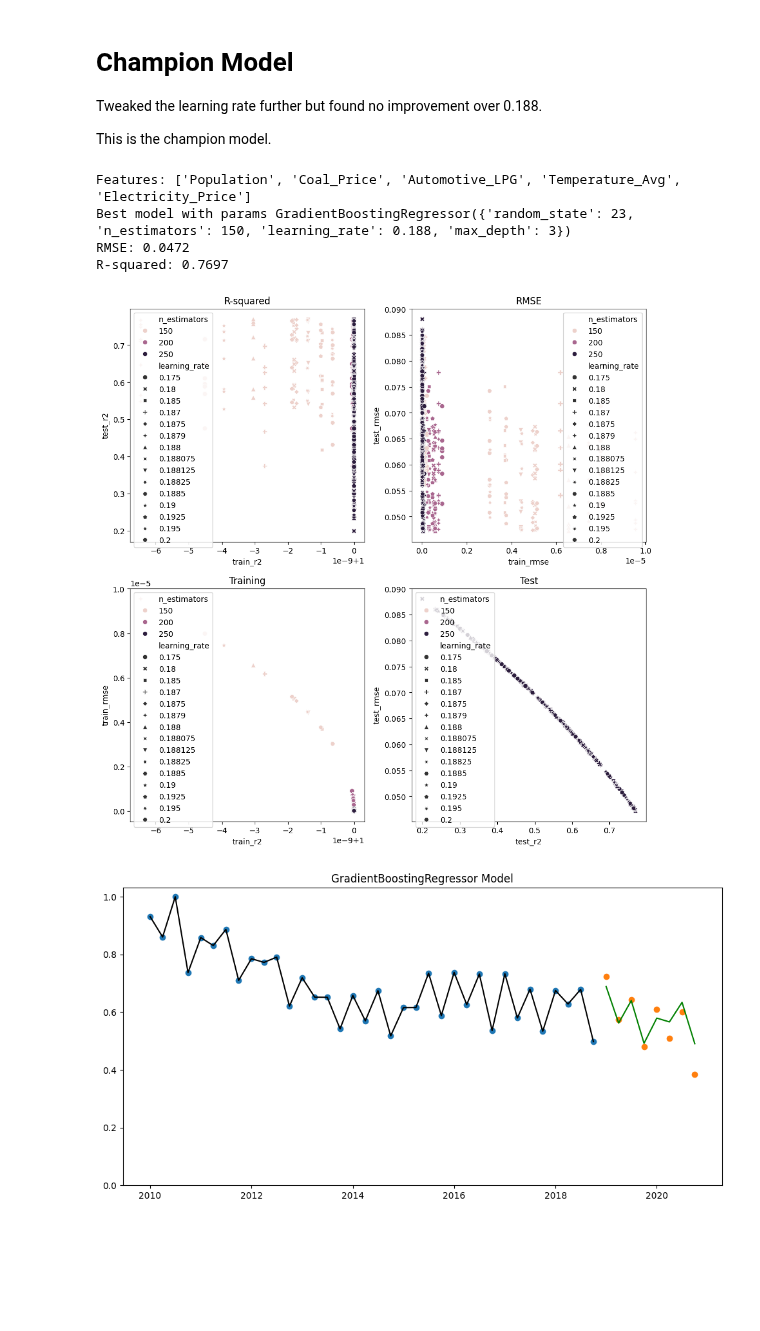
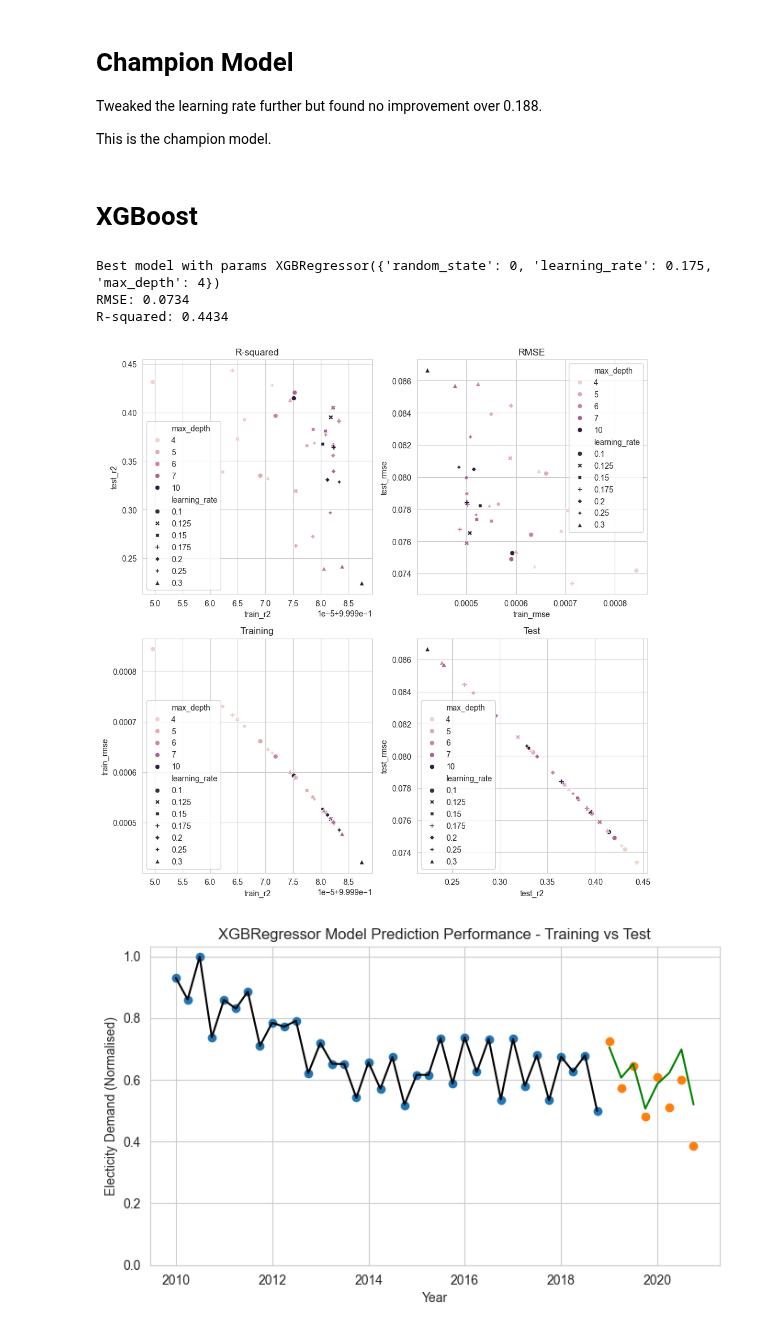
Before and after one commit to z5113296/ZZSC9020-Group-M, a Jupyter notebook: Modelling-AK-Model.ipynb, the cells around one changed output. Drawn from its saved outputs; the diff is of its cells as text; code cells hidden in the pictures; blank space fills up the shorter version.

```diff
--- a/Modelling-AK-Model.ipynb
+++ b/Modelling-AK-Model.ipynb
@@ -160,8 +160,8 @@ def find_better_model(model_class, params):
     print(f'Best model with params {model_class.__name__}({best_param_set})\nRMSE: {min_rmse:0.4f}\nR-squared: {best_r2:0.4f}')
     return best_model, pd.DataFrame(results), min_rmse
 
-def scatterplot(data, x, y, x2, y2, hue, style, title, title2):
-    fig, ((ax1, ax2), (ax3, ax4)) = plt.subplots(2, 2, figsize=(12, 12))
+def scatterplot(data, x, y, x2, y2, hue, style, title, title2, file_name='scatterplot.png'):
+    fig, ((ax1, ax2), (ax3, ax4)) = plt.subplots(2, 2, figsize=(10, 10))
     sns.scatterplot(data=data, x=x, y=y, hue=hue, style=style, ax=ax1)
     ax1.title.set_text(title)
     sns.scatterplot(data=data, x=x2, y=y2, hue=hue, style=style, ax=ax2)
@@ -170,6 +170,9 @@ def scatterplot(data, x, y, x2, y2, hue, style, title, title2):
     ax3.title.set_text('Training')
     sns.scatterplot(data=data, x=y, y=y2, hue=hue, style=style, ax=ax4)
     ax4.title.set_text('Test')
+    sns.set_style("whitegrid")
+    plt.tight_layout()
+    plt.savefig(file_name, dpi=200)
     plt.show()
     # RMSE vs. Number of Features
     # plt.figure(figsize=(10, 6))
@@ -181,20 +184,28 @@ def scatterplot(data, x, y, x2, y2, hue, style, title, title2):
     # plt.show()
 
 def plot_test(in_model):
-    plt.figure(figsize=(12, 6))
+    plt.figure(figsize=(8, 4.5))
     plt.title(f'{in_model.__class__.__name__} Model')
     plt.scatter(test.reset_index()['Time_Period'], y_test)
+    sns.set_style("whitegrid")
+    plt.tight_layout()
     plt.plot(test.reset_index()['Time_Period'], in_model.predict(X_test), color='black')
     plt.show()
 
-def plot_full(in_model):
-    plt.figure(figsize=(12, 6))
+def plot_full(in_model, file_name='plot_full.png'):
+    plt.figure(figsize=(8, 4.5))
     plt.title(f'{in_model.__class__.__name__} Model')
     plt.scatter(train.reset_index()['Time_Period'], y_train)
     plt.scatter(test.reset_index()['Time_Period'], y_test)
     plt.plot(train.reset_index()['Time_Period'], in_model.predict(X_train), color='black')
     plt.plot(test.reset_index()['Time_Period'], in_model.predict(X_test), color='green')
     plt.ylim(ymin=0)
+    sns.set_style("whitegrid")
+    # plt.tight_layout()
+    plt.title(f'{in_model.__class__.__name__} Model Prediction Performance - Training vs Test')
+    plt.xlabel('Year')
+    plt.ylabel('Electicity Demand (Normalised)')
+    plt.savefig(file_name, dpi=200, bbox_inches='tight')
     plt.show()
 
 def find_best_features(model_class, hyper_parameters, features = None, min_features: int = 1, max_features: int = 5):
@@ -212,8 +223,9 @@ def find_best_features(model_class, hyper_parameters, features = None, min_featu
         X_train, y_train, X_test, y_test = test_split(list(columns))
         model, df_results, best_rmse = find_better_model(model_class, hyper_parameters)
         mean_rmse = df_results['test_rmse'].mean()
-        results.append([columns, best_rmse, mean_rmse])
+        max_r2 = df_results['test_r2'].max()
+        results.append([columns, best_rmse, mean_rmse, max_r2])
         print(f'{i:3d}  {best_rmse:6.4f} {columns}')
-    result = pd.DataFrame(results, columns = ['features', 'min_rmse', 'mean_rmse'])
+    result = pd.DataFrame(results, columns = ['features', 'min_rmse', 'mean_rmse', 'max_r2'])
     return result
 # %%
@@ -372,16 +355,27 @@ X_train, y_train, X_test, y_test = test_split(features)
 print(f'Features: {features}')
 model, df_results, best_rmse = find_better_model(GradientBoostingRegressor, {
                 'random_state': [0, 3, 5, 7, 11, 13, 19, 23],
-                'n_estimators': [150, 200, 250],
-                'learning_rate': [0.175, 0.18, 0.185, 0.187, 0.1875, 0.1879, 0.188, 0.188075, 0.188125, 0.18825, 0.1885, 0.190, 0.1925, 0.195, 0.2], #, 0.205, 0.2125, 0.223, 0.224, 0.225, 0.226, 0.227], # , 0.2375, 0.25, 0.275, 0.2875, 0.3, 0.03125],
+                'n_estimators': [50, 100, 150, 200, 250],
+                'learning_rate': [0.175, 0.18, 0.185, 0.187, 0.1873, 0.1875, 0.1877, 0.1879, 0.188, 0.1885, 0.190, 0.1925, 0.195, 0.2], #, 0.205, 0.2125, 0.223, 0.224, 0.225, 0.226, 0.227], # , 0.2375, 0.25, 0.275, 0.2875, 0.3, 0.03125],
                 'max_depth': [3, 4, 5]
                 })
-scatterplot(data=df_results, x='train_r2', y='test_r2', x2='train_rmse', y2='test_rmse', hue='n_estimators', style='learning_rate', title='R-squared', title2='RMSE')
-plot_full(model)
+scatterplot(data=df_results, x='train_r2', y='test_r2', x2='train_rmse', y2='test_rmse', hue='n_estimators', style='max_depth', title='R-squared', title2='RMSE', file_name='gradient_boosting_train_v_test_scatter.png')
+plot_full(model, file_name='gradient_boosting_test_performance.png')
-# %% [output]
-Features: ['Population', 'Coal_Price', 'Automotive_LPG', 'Temperature_Avg', 'Electricity_Price']
-Best model with params GradientBoostingRegressor({'random_state': 23, 'n_estimators': 150, 'learning_rate': 0.188, 'max_depth': 3})
-RMSE: 0.0472
-R-squared: 0.7697
-[figure, removed]
-[figure, removed]
+# %% [markdown]
+# XGBoost
+# %%
+X_train, y_train, X_test, y_test = test_split()
+model, df_results, best_rmse = find_better_model(XGBRegressor, {
+                'random_state': [0],
+                # 'n_estimators': [100, 200],
+                'learning_rate': [0.1, 0.125, 0.15, 0.175, 0.2, 0.25, 0.3],
+                'max_depth': [3, 4, 5, 6, 7, 10]
+                })
+scatterplot(data=df_results, x='train_r2', y='test_r2', x2='train_rmse', y2='test_rmse', hue='max_depth', style='learning_rate', title='R-squared', title2='RMSE')
+plot_full(model)
+# %% [output]
+Best model with params XGBRegressor({'random_state': 0, 'learning_rate': 0.175, 'max_depth': 4})
+RMSE: 0.0734
+R-squared: 0.4434
+[figure, added]
+[figure, added]
```
Also changed, not shown: parts of 11 cells of this notebook, 4 other files.
